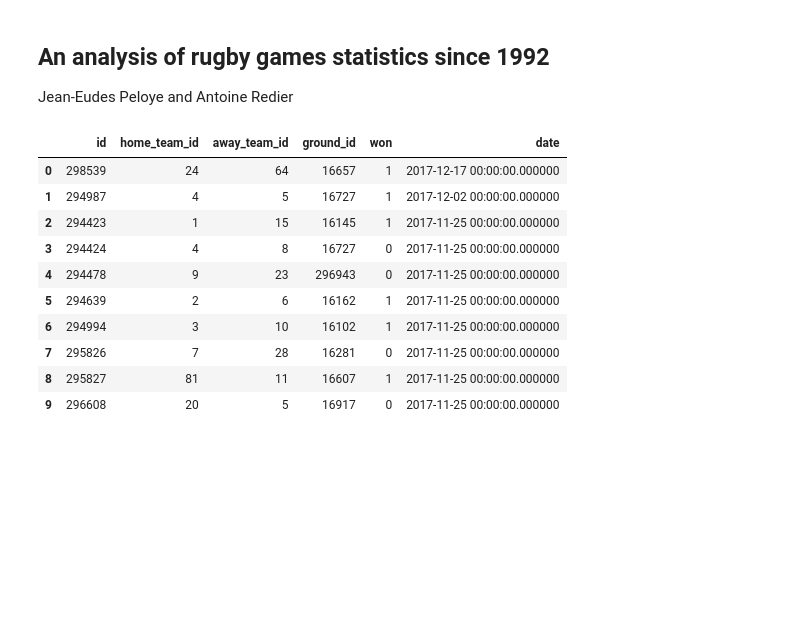
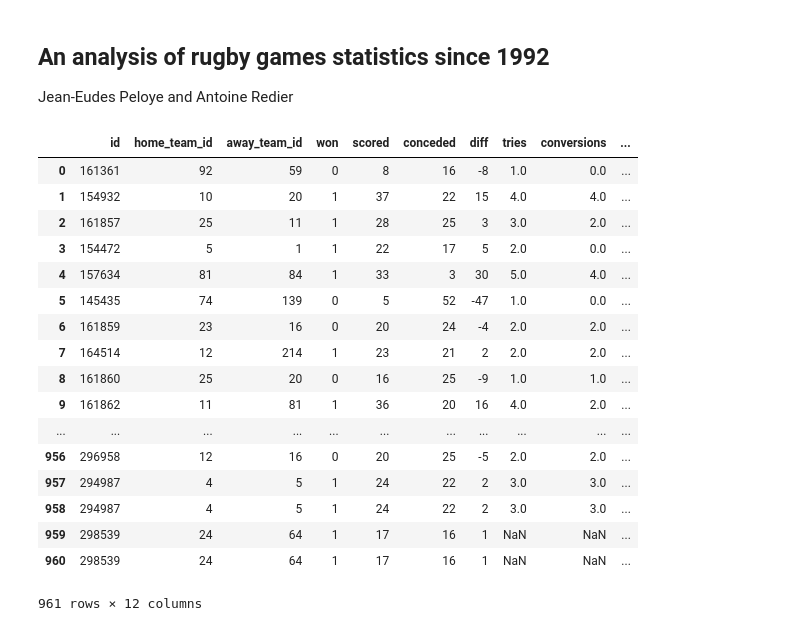
Before and after one commit to peloyeje/map536-rugby-data-scraper, a Jupyter notebook: rugby_analysis.ipynb, the cells around one changed output. Cells and saved outputs as stored; diff of their text form; code cells hidden in the pictures; blank space fills up the shorter version.

```diff
--- a/rugby_analysis.ipynb
+++ b/rugby_analysis.ipynb
@@ -8,17 +11,29 @@ import sqlite3
 # %%
 # Load the dataset
 conn = sqlite3.connect("./rugby_data.db")
-# %%
-pd.read_sql_query("SELECT * FROM matchs AS M ORDER BY M.date DESC LIMIT 10", conn)
-# %% [output]
-|  | id | home_team_id | away_team_id | ground_id | won | date |
-| 0 | 298539 | 24 | 64 | 16657 | 1 | 2017-12-17 00:00:00.000000 |
-| 1 | 294987 | 4 | 5 | 16727 | 1 | 2017-12-02 00:00:00.000000 |
-| 2 | 294423 | 1 | 15 | 16145 | 1 | 2017-11-25 00:00:00.000000 |
-| 3 | 294424 | 4 | 8 | 16727 | 0 | 2017-11-25 00:00:00.000000 |
-| 4 | 294478 | 9 | 23 | 296943 | 0 | 2017-11-25 00:00:00.000000 |
-| 5 | 294639 | 2 | 6 | 16162 | 1 | 2017-11-25 00:00:00.000000 |
-| 6 | 294994 | 3 | 10 | 16102 | 1 | 2017-11-25 00:00:00.000000 |
-| 7 | 295826 | 7 | 28 | 16281 | 0 | 2017-11-25 00:00:00.000000 |
-| 8 | 295827 | 81 | 11 | 16607 | 1 | 2017-11-25 00:00:00.000000 |
-| 9 | 296608 | 20 | 5 | 16917 | 0 | 2017-11-25 00:00:00.000000 |
+# %%
+pd.read_sql_query("""
+    SELECT M.id, M.home_team_id, M.away_team_id, M.won, MS1.scored, MS1.conceded, (MS1.scored - MS1.conceded) AS diff, MS1.tries, MS1.conversions, MS1.penalties, MS1.drops, M.date
+    FROM matchs AS M
+    INNER JOIN matchstats AS MS1 ON MS1.match_id = M.id AND MS1.team_id = M.home_team_id
+    ORDER BY M.date ASC
+    """, conn)
+# %% [output]
+|  | id | home_team_id | away_team_id | won | scored | conceded | diff | tries | conversions | ... |
+| 0 | 161361 | 92 | 59 | 0 | 8 | 16 | -8 | 1.0 | 0.0 | ... |
+| 1 | 154932 | 10 | 20 | 1 | 37 | 22 | 15 | 4.0 | 4.0 | ... |
+| 2 | 161857 | 25 | 11 | 1 | 28 | 25 | 3 | 3.0 | 2.0 | ... |
+| 3 | 154472 | 5 | 1 | 1 | 22 | 17 | 5 | 2.0 | 0.0 | ... |
+| 4 | 157634 | 81 | 84 | 1 | 33 | 3 | 30 | 5.0 | 4.0 | ... |
+| 5 | 145435 | 74 | 139 | 0 | 5 | 52 | -47 | 1.0 | 0.0 | ... |
+| 6 | 161859 | 23 | 16 | 0 | 20 | 24 | -4 | 2.0 | 2.0 | ... |
+| 7 | 164514 | 12 | 214 | 1 | 23 | 21 | 2 | 2.0 | 2.0 | ... |
+| 8 | 161860 | 25 | 20 | 0 | 16 | 25 | -9 | 1.0 | 1.0 | ... |
+| 9 | 161862 | 11 | 81 | 1 | 36 | 20 | 16 | 4.0 | 2.0 | ... |
+| ... | ... | ... | ... | ... | ... | ... | ... | ... | ... | ... |
+| 956 | 296958 | 12 | 16 | 0 | 20 | 25 | -5 | 2.0 | 2.0 | ... |
+| 957 | 294987 | 4 | 5 | 1 | 24 | 22 | 2 | 3.0 | 3.0 | ... |
+| 958 | 294987 | 4 | 5 | 1 | 24 | 22 | 2 | 3.0 | 3.0 | ... |
+| 959 | 298539 | 24 | 64 | 1 | 17 | 16 | 1 | NaN | NaN | ... |
+| 960 | 298539 | 24 | 64 | 1 | 17 | 16 | 1 | NaN | NaN | ... |
+961 rows × 12 columns
```
Also changed, not shown: parts of 2 cells of this notebook.
